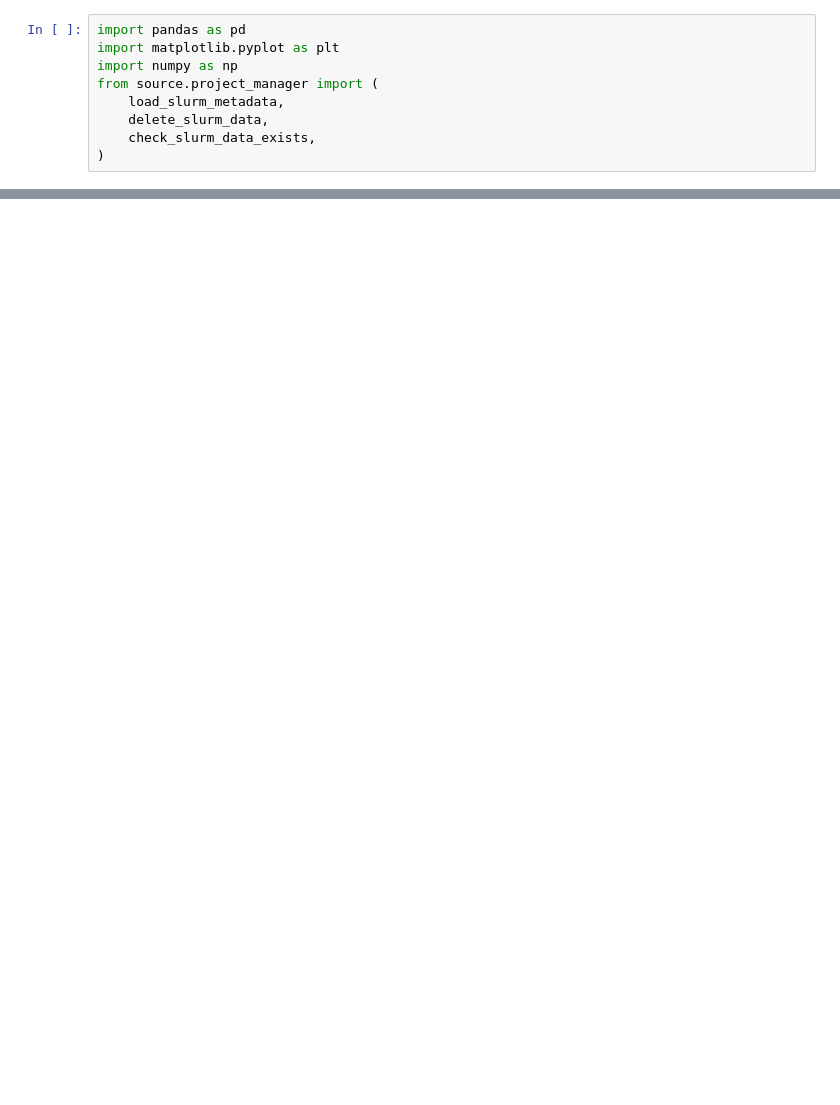
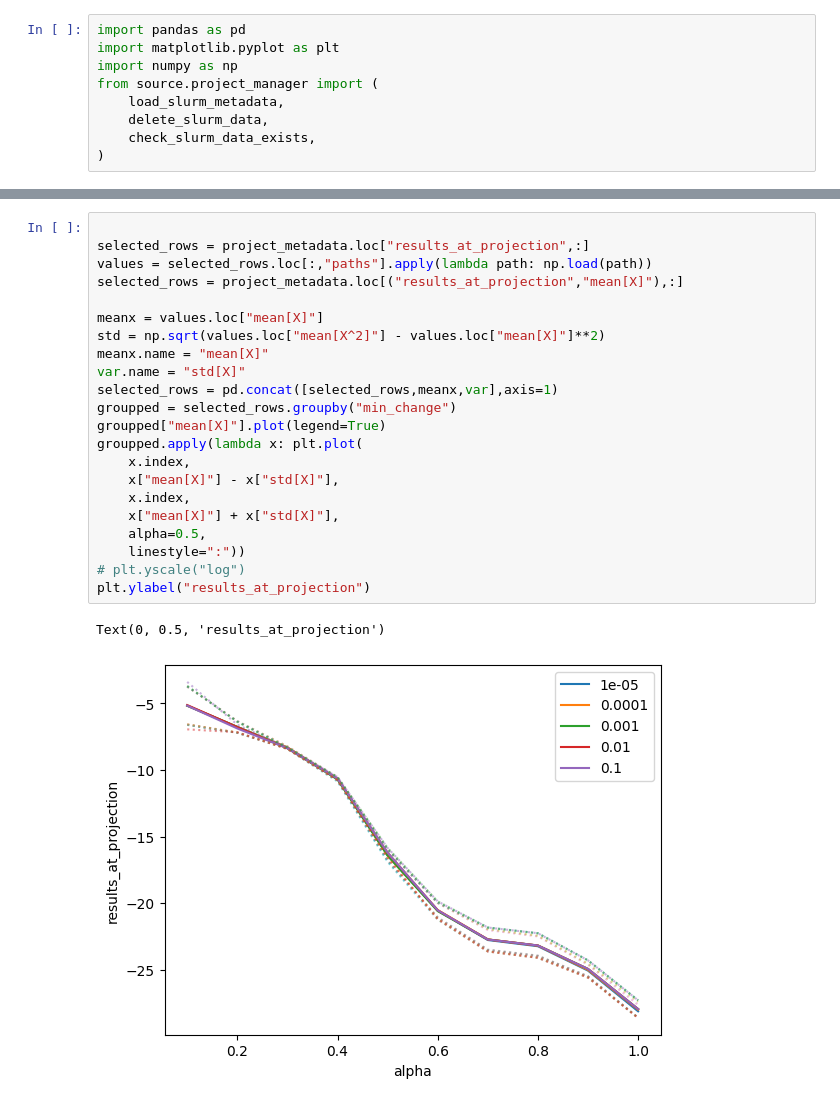
Before and after one commit to Amir-Mehrpanah/On-Spectral-Properties-of-Gradient-based-Explanation-Methods-ECCV24, a Jupyter notebook: slurm_api.ipynb, the cells around one changed output, grey strips where cells are left out. Saved outputs shown, nothing was run; the diff lists cells and outputs as text; blank space fills up the shorter version.

```diff
--- a/slurm_api.ipynb
+++ b/slurm_api.ipynb
@@ -40,0 +65,25 @@ plt.imshow(temp[1])
+# %%
+
+selected_rows = project_metadata.loc["results_at_projection",:]
+values = selected_rows.loc[:,"paths"].apply(lambda path: np.load(path))
+selected_rows = project_metadata.loc[("results_at_projection","mean[X]"),:]
+
+meanx = values.loc["mean[X]"]
+std = np.sqrt(values.loc["mean[X^2]"] - values.loc["mean[X]"]**2)
+meanx.name = "mean[X]"
+var.name = "std[X]"
+selected_rows = pd.concat([selected_rows,meanx,var],axis=1)
+groupped = selected_rows.groupby("min_change")
+groupped["mean[X]"].plot(legend=True)
+groupped.apply(lambda x: plt.plot(
+    x.index,
+    x["mean[X]"] - x["std[X]"],
+    x.index,
+    x["mean[X]"] + x["std[X]"],
+    alpha=0.5,
+    linestyle=":"))
+# plt.yscale("log")
+plt.ylabel("results_at_projection")
+# %% [output]
+Text(0, 0.5, 'results_at_projection')
+[figure, added]
```
Also changed, not shown: parts of 11 cells of this notebook, 11 other files.
